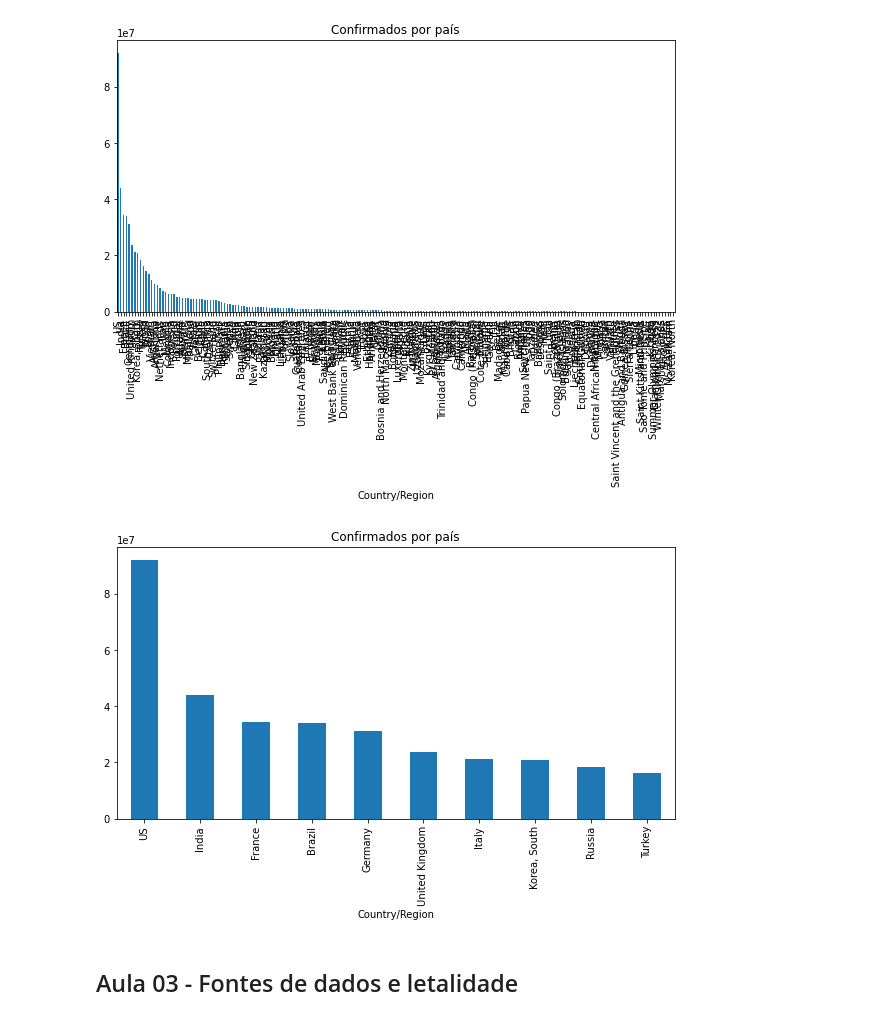
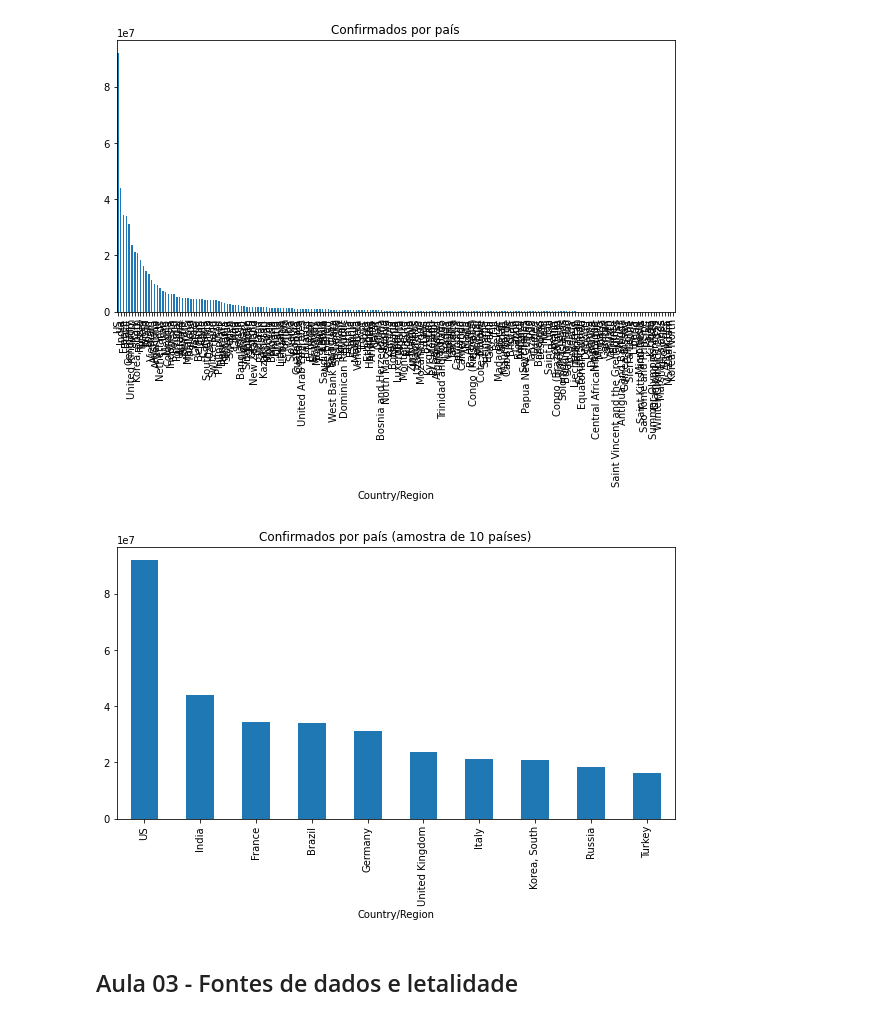
Before and after one commit to cglima/data-science-visualizacao-de-dados-para-saude-e-medicina, a Jupyter notebook: curso data science e saude-segunda-parte.ipynb, the cells around one changed output. Drawn from its saved outputs; the diff is of its cells as text; code cells hidden in the pictures.

```diff
--- a/curso data science e saude-segunda-parte.ipynb
+++ b/curso data science e saude-segunda-parte.ipynb
@@ -361,12 +361,12 @@ plt.show()
 # %%
 plt.figure(figsize=(10,5))
 
 # ordenando os 10 primeiros casos
 confirmed_by_country[last_date].sort_values(ascending=False)[:10].plot(kind='bar')
-plt.title("Confirmados por país")
+plt.title("Confirmados por país (amostra de 10 países)")
 plt.show()
 # %% [output]
-[figure, old version]
+[figure, new version]
 # %% [markdown]
 ## Aula 03 - Fontes de dados e letalidade
 # %%
```
Also changed, not shown: parts of 34 cells of this notebook.
